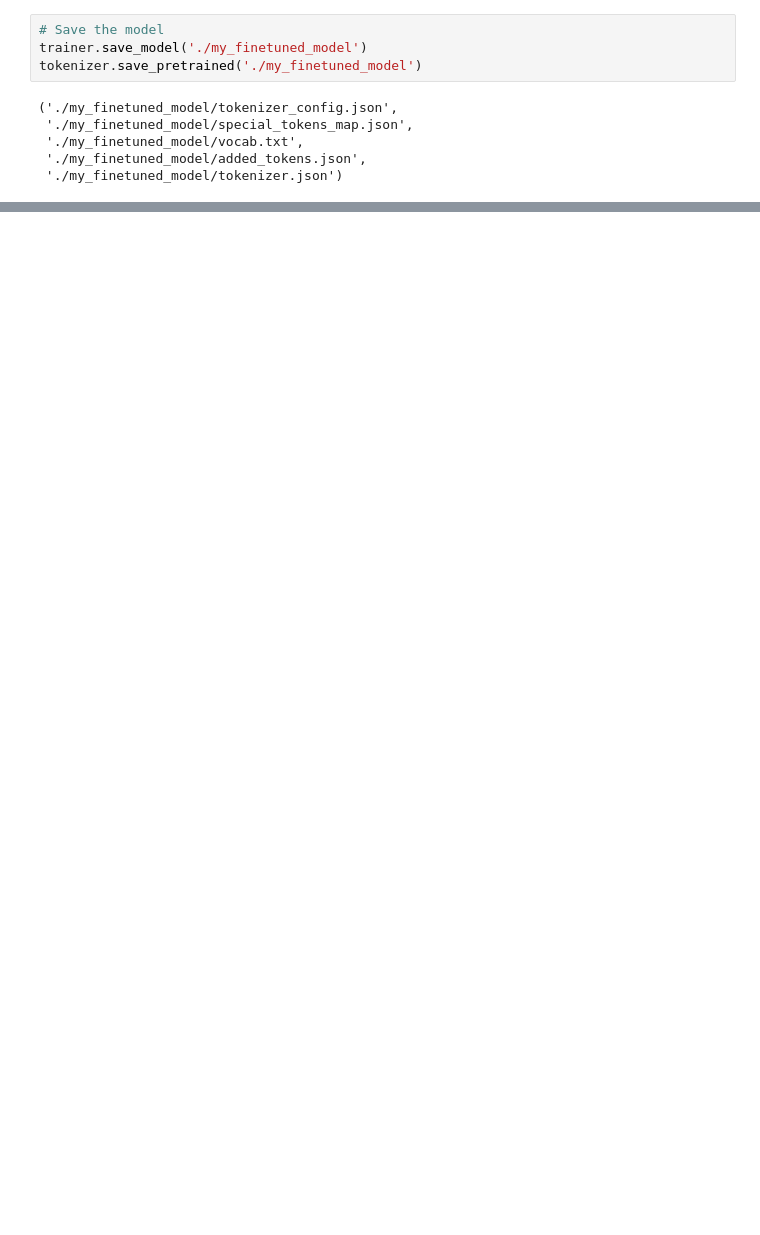
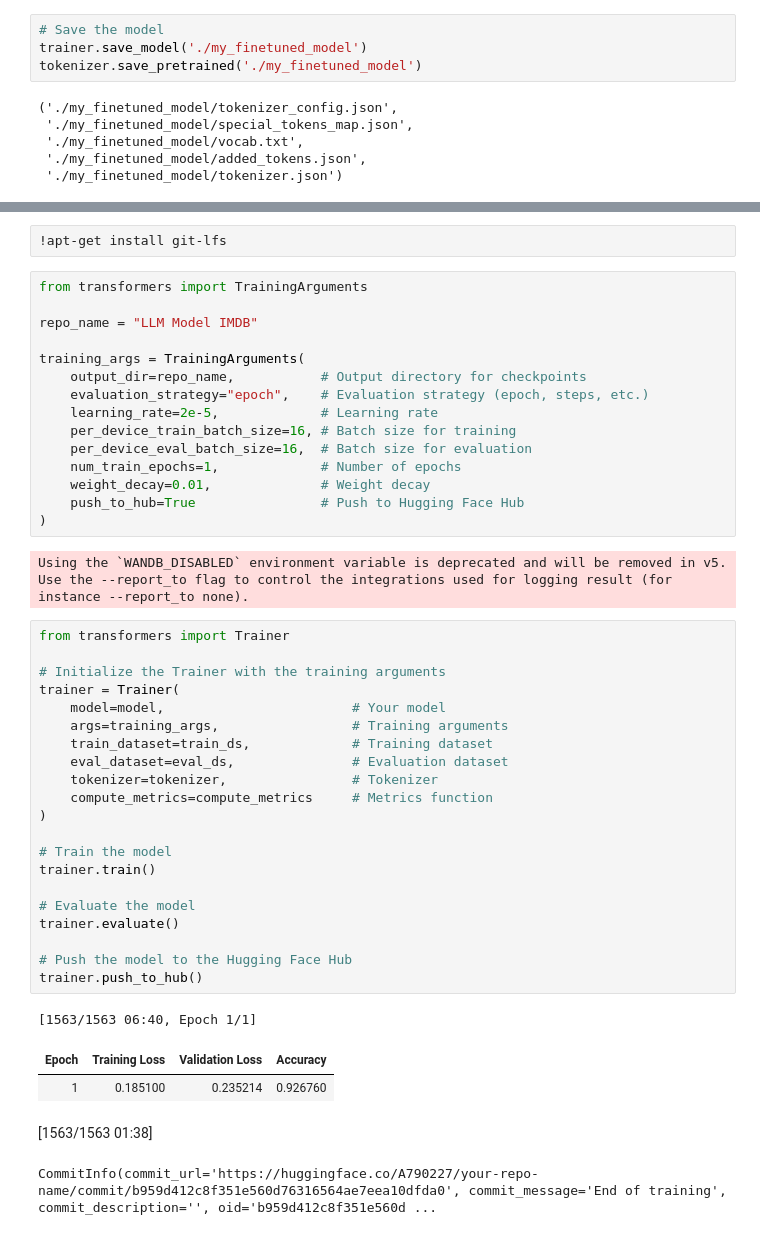
Before and after one commit to A790227/data-project-llm, a Jupyter notebook: Untitled0.ipynb, the cells around one changed output, grey strips where cells are left out. Drawn from its saved outputs; the diff is of its cells as text; blank space fills up the shorter version.

```diff
--- a/Untitled0.ipynb
+++ b/Untitled0.ipynb
@@ -1020,0 +1046,46 @@ for text, prediction in zip(test_texts, predictions):
+# %%
+!apt-get install git-lfs
+# %%
+from transformers import TrainingArguments
+
+repo_name = "LLM Model IMDB"
+
+training_args = TrainingArguments(
+    output_dir=repo_name,           # Output directory for checkpoints
+    evaluation_strategy="epoch",    # Evaluation strategy (epoch, steps, etc.)
+    learning_rate=2e-5,             # Learning rate
+    per_device_train_batch_size=16, # Batch size for training
+    per_device_eval_batch_size=16,  # Batch size for evaluation
+    num_train_epochs=1,             # Number of epochs
+    weight_decay=0.01,              # Weight decay
+    push_to_hub=True                # Push to Hugging Face Hub
+)
+# %% [output]
+Using the `WANDB_DISABLED` environment variable is deprecated and will be removed in v5. Use the --report_to flag to control the integrations used for logging result (for instance --report_to none).
+# %%
+from transformers import Trainer
+
+# Initialize the Trainer with the training arguments
+trainer = Trainer(
+    model=model,                        # Your model
+    args=training_args,                 # Training arguments
+    train_dataset=train_ds,             # Training dataset
+    eval_dataset=eval_ds,               # Evaluation dataset
+    tokenizer=tokenizer,                # Tokenizer
+    compute_metrics=compute_metrics     # Metrics function
+)
+
+# Train the model
+trainer.train()
+
+# Evaluate the model
+trainer.evaluate()
+
+# Push the model to the Hugging Face Hub
+trainer.push_to_hub()
+# %% [output]
+[1563/1563 06:40, Epoch 1/1]
+| Epoch | Training Loss | Validation Loss | Accuracy |
+| 1 | 0.185100 | 0.235214 | 0.926760 |
+[1563/1563 01:38]
+CommitInfo(commit_url='https://huggingface.co/A790227/your-repo-name/commit/b959d412c8f351e560d76316564ae7eea10dfda0', commit_message='End of training', commit_description='', oid='b959d412c8f351e560d ...
```
Also changed, not shown: parts of 16 cells of this notebook.
